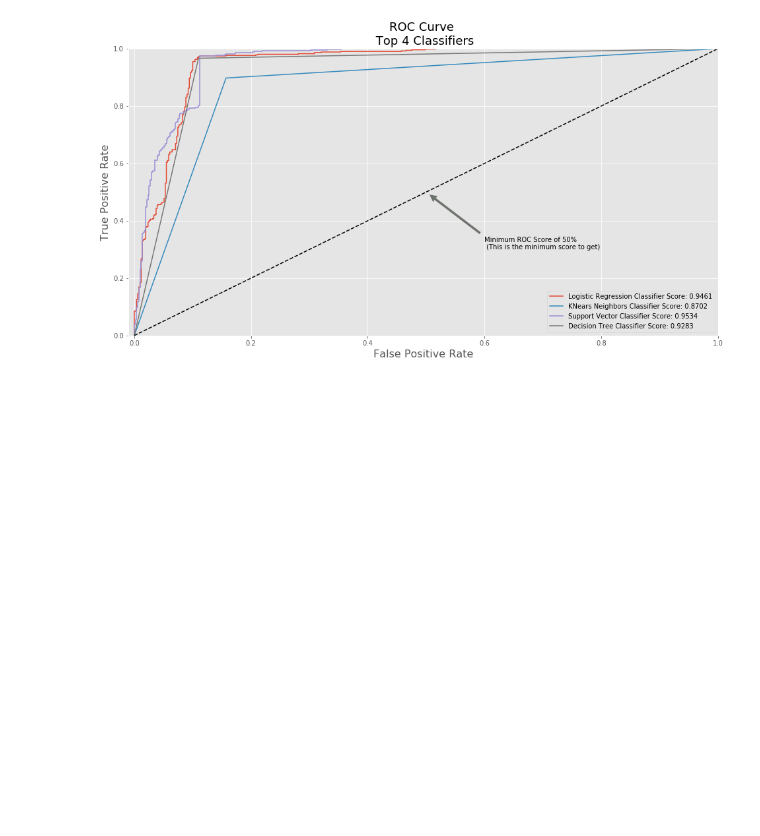
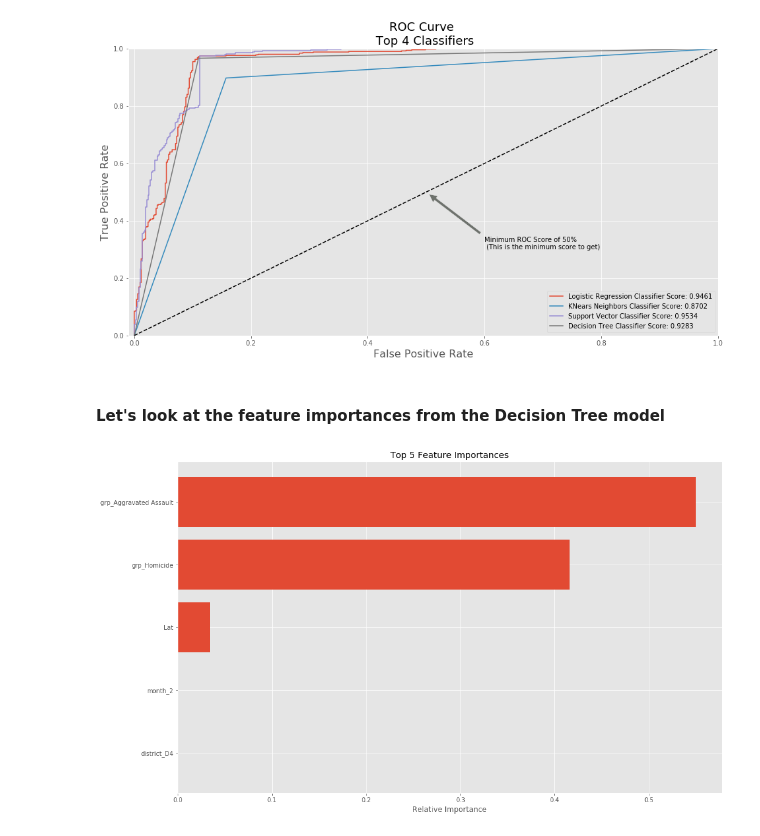
Before and after one commit to justin-hj-kim/Boston_Crime_DS, a Jupyter notebook: exploratory.ipynb, the cells around one changed output. Cells and saved outputs as stored; diff of their text form; code cells hidden in the pictures; blank space fills up the shorter version.

```diff
--- a/exploratory.ipynb
+++ b/exploratory.ipynb
@@ -901,3 +890,19 @@ graph_roc_curve_multiple(log_fpr, log_tpr, knear_fpr, knear_tpr, svc_fpr, svc_tp
 plt.show()
 # %% [output]
 [figure]
+# %% [markdown]
+#### Let's look at the feature importances from the Decision Tree model
+# %%
+importances = tree_clf.feature_importances_
+indices = np.argsort(importances)
+features = df_final.drop('Shooting',1).columns
+# %%
+ind2 = indicies[-5:]
+# %%
+plt.title('Top 5 Feature Importances')
+plt.barh(range(len(ind2)), importances[ind2], align='center')
+plt.yticks(range(len(ind2)), [features[i] for i in ind2])
+plt.xlabel('Relative Importance')
+plt.show()
+# %% [output]
+[figure, added]
```
Also changed, not shown: parts of 3 cells of this notebook.
